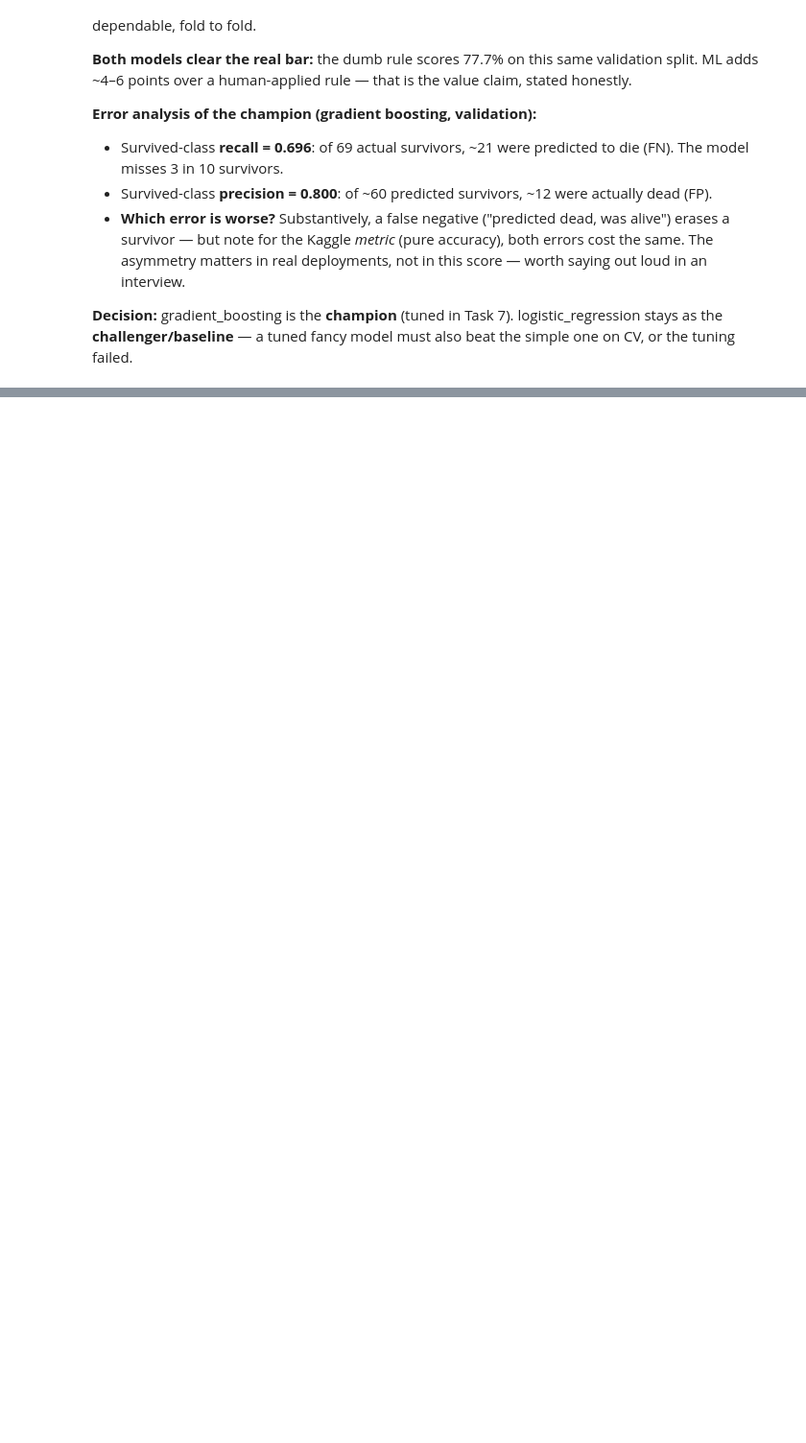
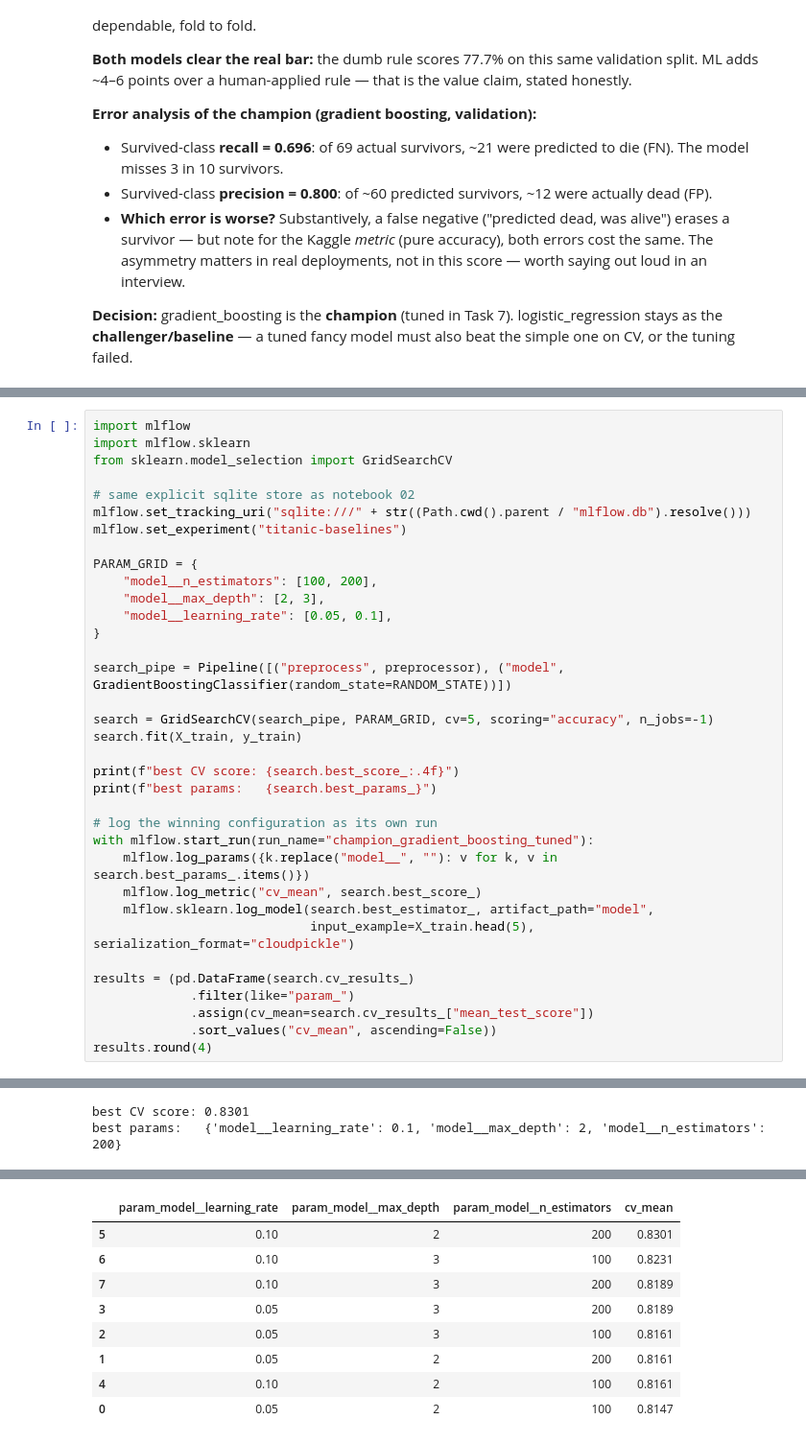
Before and after one commit to KaranjotVendal/titanic-lifecycle, a Jupyter notebook: notebooks/03_model_selection.ipynb, the cells around one changed output, grey strips where cells are left out. Shown at 96% size. Cells and saved outputs as stored; diff of their text form; blank space fills up the shorter version.

Commit message:
model: tuned champion selected and serialized

```diff
--- a/notebooks/03_model_selection.ipynb
+++ b/notebooks/03_model_selection.ipynb
@@ -185,0 +198,36 @@ On 179 validation rows, 83.2% vs 81.6% was within shuffle luck. Across 5 folds,
+# %%
+import mlflow
+import mlflow.sklearn
+from sklearn.model_selection import GridSearchCV
+
+# same explicit sqlite store as notebook 02
+mlflow.set_tracking_uri("sqlite:///" + str((Path.cwd().parent / "mlflow.db").resolve()))
+mlflow.set_experiment("titanic-baselines")
+
+PARAM_GRID = {
+    "model__n_estimators": [100, 200],
+    "model__max_depth": [2, 3],
+    "model__learning_rate": [0.05, 0.1],
+}
+
+search_pipe = Pipeline([("preprocess", preprocessor), ("model", GradientBoostingClassifier(random_state=RANDOM_STATE))])
+
+search = GridSearchCV(search_pipe, PARAM_GRID, cv=5, scoring="accuracy", n_jobs=-1)
+search.fit(X_train, y_train)
+
+print(f"best CV score: {search.best_score_:.4f}")
+print(f"best params:   {search.best_params_}")
+
+# log the winning configuration as its own run
+with mlflow.start_run(run_name="champion_gradient_boosting_tuned"):
+    mlflow.log_params({k.replace("model__", ""): v for k, v in search.best_params_.items()})
+    mlflow.log_metric("cv_mean", search.best_score_)
+    mlflow.sklearn.log_model(search.best_estimator_, artifact_path="model",
+                             input_example=X_train.head(5), serialization_format="cloudpickle")
+
+results = (pd.DataFrame(search.cv_results_)
+             .filter(like="param_")
+             .assign(cv_mean=search.cv_results_["mean_test_score"])
+             .sort_values("cv_mean", ascending=False))
+results.round(4)
+# %% [output]
@@ -185,0 +237,2 @@ On 179 validation rows, 83.2% vs 81.6% was within shuffle luck. Across 5 folds,
+best CV score: 0.8301
+best params:   {'model__learning_rate': 0.1, 'model__max_depth': 2, 'model__n_estimators': 200}
@@ -185,0 +240,9 @@ On 179 validation rows, 83.2% vs 81.6% was within shuffle luck. Across 5 folds,
+|  | param_model__learning_rate | param_model__max_depth | param_model__n_estimators | cv_mean |
+| 5 | 0.10 | 2 | 200 | 0.8301 |
+| 6 | 0.10 | 3 | 100 | 0.8231 |
+| 7 | 0.10 | 3 | 200 | 0.8189 |
+| 3 | 0.05 | 3 | 200 | 0.8189 |
+| 2 | 0.05 | 3 | 100 | 0.8161 |
+| 1 | 0.05 | 2 | 200 | 0.8161 |
+| 4 | 0.10 | 2 | 100 | 0.8161 |
+| 0 | 0.05 | 2 | 100 | 0.8147 |
```
Also changed, not shown: parts of 7 cells of this notebook.
